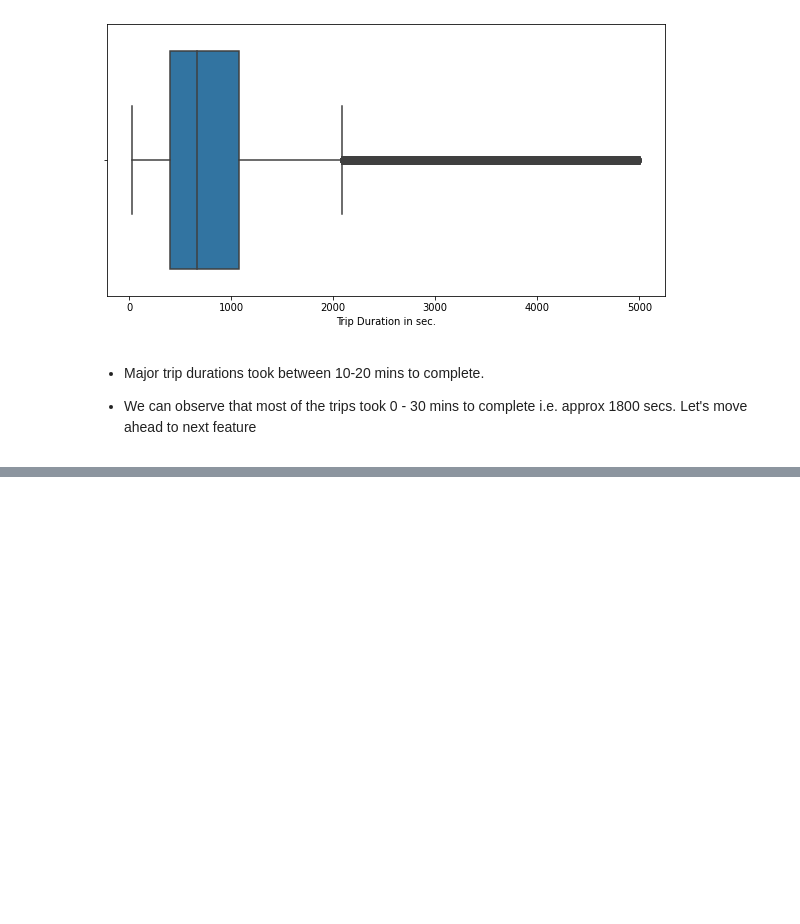
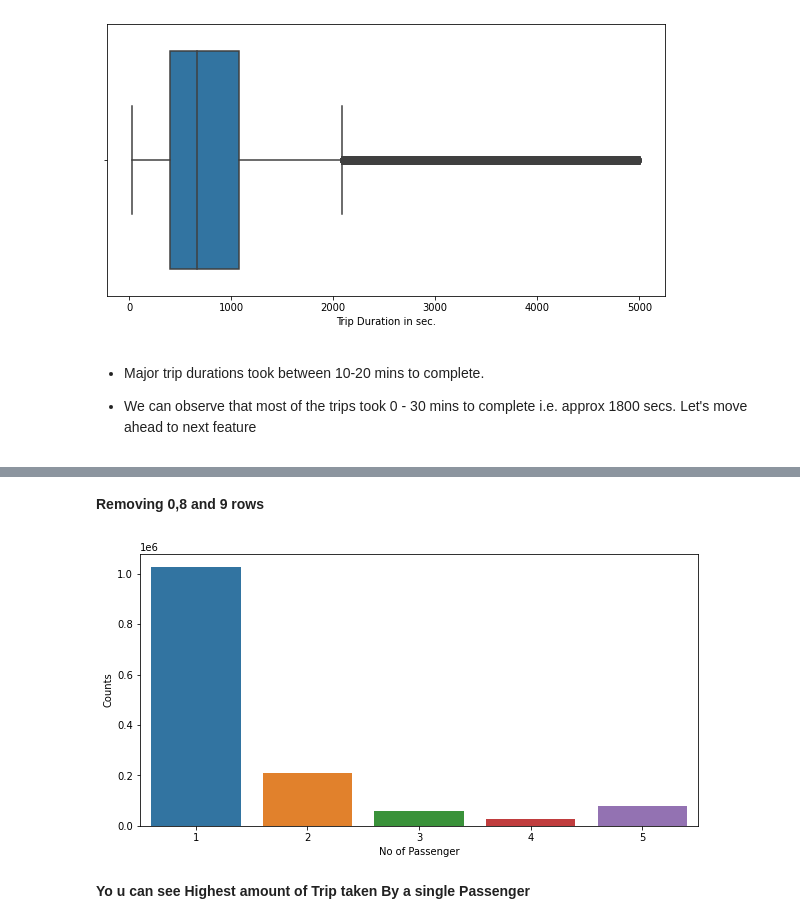
Before and after one commit to AbhijeetS1112/NYC-Taxi-Trip-Time-Prediction----ALMA, a Jupyter notebook: NYC_Taxi_Trip_Time_Prediction.ipynb, the cells around one changed output, grey strips where cells are left out. Cells and saved outputs as stored; diff of their text form; code cells hidden in the pictures; blank space fills up the shorter version.

```diff
--- a/NYC_Taxi_Trip_Time_Prediction.ipynb
+++ b/NYC_Taxi_Trip_Time_Prediction.ipynb
@@ -416,0 +483,15 @@ plt.show()
+# %% [markdown]
+**Removing 0,8 and 9 rows**
+# %%
+df=df[df["passenger_count"]!=0]
+df=df[df["passenger_count"]<6]
+
+plt.figure(figsize=(10,5))
+sns.countplot(x="passenger_count",data=df)
+plt.xlabel("No of Passenger")
+plt.ylabel("Counts")
+plt.show()
+# %% [output]
+[figure, added]
+# %% [markdown]
+**Yo u can see Highest amount of  Trip taken By a single Passenger**
```
Also changed, not shown: parts of 23 cells of this notebook.
